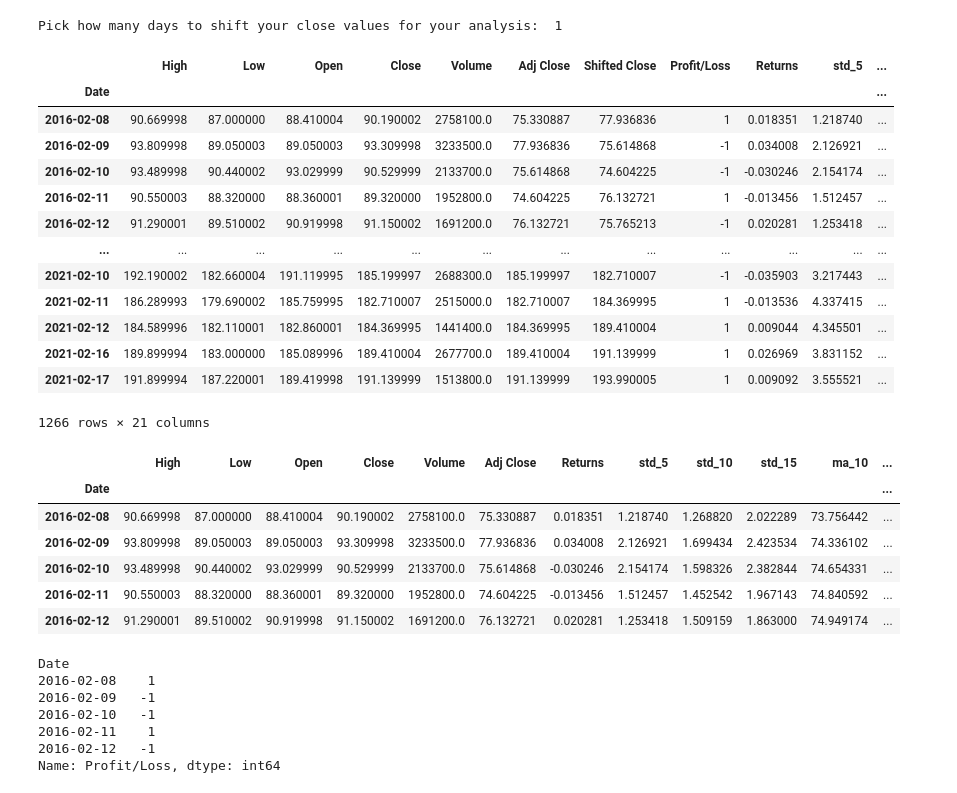
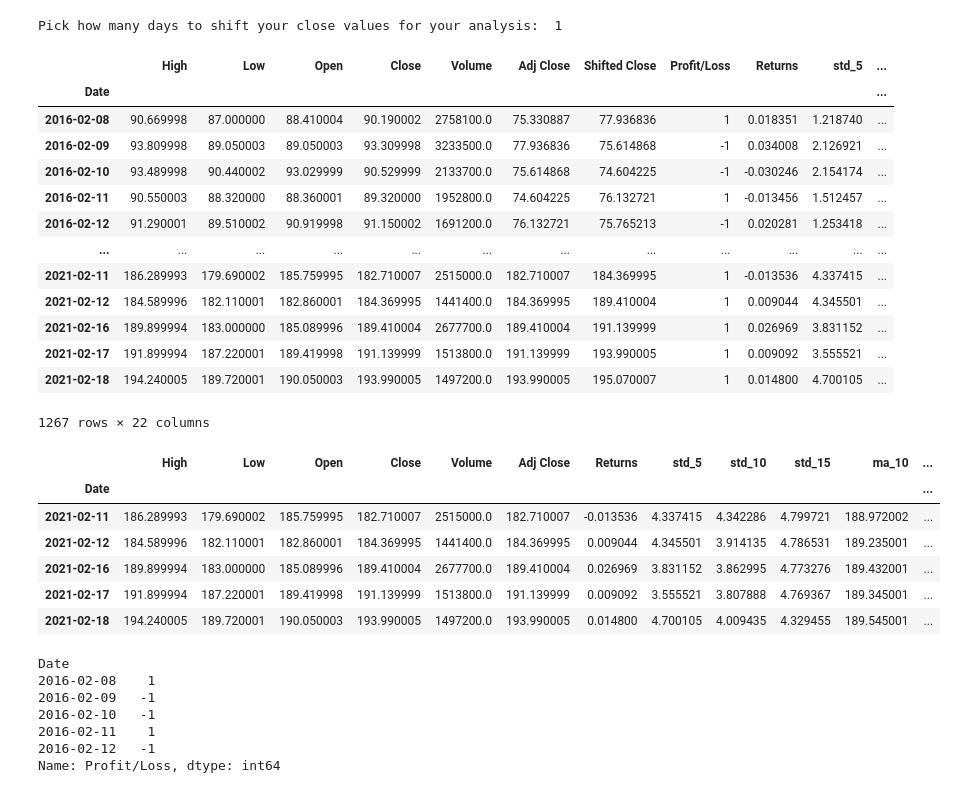
Before and after one commit to GregoryRash6/machine_learning_models, a Jupyter notebook: Analysis/tye.ipynb, the cells around one changed output. Saved outputs shown, nothing was run; the diff lists cells and outputs as text; code cells hidden in the pictures.

```diff
--- a/Analysis/tye.ipynb
+++ b/Analysis/tye.ipynb
@@ -167,6 +167,12 @@ def stockCreation(date, stock_selection, days_shifted):
     # Add Intraday Column to DataFrame
     globals()[stock_selection][col_name] = globals()[stock_selection]['Adj Close'] - globals()[stock_selection]['Open']
 
+    #create EWMA column
+    col_name = 'ewma'
+
+    #add EWMA Column to DataFrame
+    globals()[stock_selection][col_name] = globals()[stock_selection]['Close'].pct_change().ewm(halflife=21).std()
+
     # Drop All NaN's
     globals()[stock_selection].dropna(inplace=True)
 
@@ -184,12 +190,12 @@ stockCreation(date, stock_selection, shift_selection)
 | 2016-02-11 | 90.550003 | 88.320000 | 88.360001 | 89.320000 | 1952800.0 | 74.604225 | 76.132721 | 1 | -0.013456 | 1.512457 | ... |
 | 2016-02-12 | 91.290001 | 89.510002 | 90.919998 | 91.150002 | 1691200.0 | 76.132721 | 75.765213 | -1 | 0.020281 | 1.253418 | ... |
 | ... | ... | ... | ... | ... | ... | ... | ... | ... | ... | ... | ... |
-| 2021-02-10 | 192.190002 | 182.660004 | 191.119995 | 185.199997 | 2688300.0 | 185.199997 | 182.710007 | -1 | -0.035903 | 3.217443 | ... |
 | 2021-02-11 | 186.289993 | 179.690002 | 185.759995 | 182.710007 | 2515000.0 | 182.710007 | 184.369995 | 1 | -0.013536 | 4.337415 | ... |
 | 2021-02-12 | 184.589996 | 182.110001 | 182.860001 | 184.369995 | 1441400.0 | 184.369995 | 189.410004 | 1 | 0.009044 | 4.345501 | ... |
 | 2021-02-16 | 189.899994 | 183.000000 | 185.089996 | 189.410004 | 2677700.0 | 189.410004 | 191.139999 | 1 | 0.026969 | 3.831152 | ... |
 | 2021-02-17 | 191.899994 | 187.220001 | 189.419998 | 191.139999 | 1513800.0 | 191.139999 | 193.990005 | 1 | 0.009092 | 3.555521 | ... |
+| 2021-02-18 | 194.240005 | 189.720001 | 190.050003 | 193.990005 | 1497200.0 | 193.990005 | 195.070007 | 1 | 0.014800 | 4.700105 | ... |
-1266 rows × 21 columns
+1267 rows × 22 columns
 # %%
 # Assign Y Values
 y = stockCreation(date, stock_selection, shift_selection)["Profit/Loss"]
@@ -197,15 +203,15 @@ y = stockCreation(date, stock_selection, shift_selection)["Profit/Loss"]
 # Assign X Values
 X = stockCreation(date, stock_selection, shift_selection).drop(["Shifted Close", "Profit/Loss"], axis=1)
 # %%
-X.head()
+X.tail()
 # %% [output]
 |  | High | Low | Open | Close | Volume | Adj Close | Returns | std_5 | std_10 | std_15 | ma_10 | ... |
 | Date |  |  |  |  |  |  |  |  |  |  |  | ... |
-| 2016-02-08 | 90.669998 | 87.000000 | 88.410004 | 90.190002 | 2758100.0 | 75.330887 | 0.018351 | 1.218740 | 1.268820 | 2.022289 | 73.756442 | ... |
-| 2016-02-09 | 93.809998 | 89.050003 | 89.050003 | 93.309998 | 3233500.0 | 77.936836 | 0.034008 | 2.126921 | 1.699434 | 2.423534 | 74.336102 | ... |
-| 2016-02-10 | 93.489998 | 90.440002 | 93.029999 | 90.529999 | 2133700.0 | 75.614868 | -0.030246 | 2.154174 | 1.598326 | 2.382844 | 74.654331 | ... |
-| 2016-02-11 | 90.550003 | 88.320000 | 88.360001 | 89.320000 | 1952800.0 | 74.604225 | -0.013456 | 1.512457 | 1.452542 | 1.967143 | 74.840592 | ... |
-| 2016-02-12 | 91.290001 | 89.510002 | 90.919998 | 91.150002 | 1691200.0 | 76.132721 | 0.020281 | 1.253418 | 1.509159 | 1.863000 | 74.949174 | ... |
+| 2021-02-11 | 186.289993 | 179.690002 | 185.759995 | 182.710007 | 2515000.0 | 182.710007 | -0.013536 | 4.337415 | 4.342286 | 4.799721 | 188.972002 | ... |
+| 2021-02-12 | 184.589996 | 182.110001 | 182.860001 | 184.369995 | 1441400.0 | 184.369995 | 0.009044 | 4.345501 | 3.914135 | 4.786531 | 189.235001 | ... |
+| 2021-02-16 | 189.899994 | 183.000000 | 185.089996 | 189.410004 | 2677700.0 | 189.410004 | 0.026969 | 3.831152 | 3.862995 | 4.773276 | 189.432001 | ... |
+| 2021-02-17 | 191.899994 | 187.220001 | 189.419998 | 191.139999 | 1513800.0 | 191.139999 | 0.009092 | 3.555521 | 3.807888 | 4.769367 | 189.345001 | ... |
+| 2021-02-18 | 194.240005 | 189.720001 | 190.050003 | 193.990005 | 1497200.0 | 193.990005 | 0.014800 | 4.700105 | 4.009435 | 4.329455 | 189.545001 | ... |
 # %%
 y.head()
 # %% [output]
```
Also changed, not shown: parts of 13 cells of this notebook.
